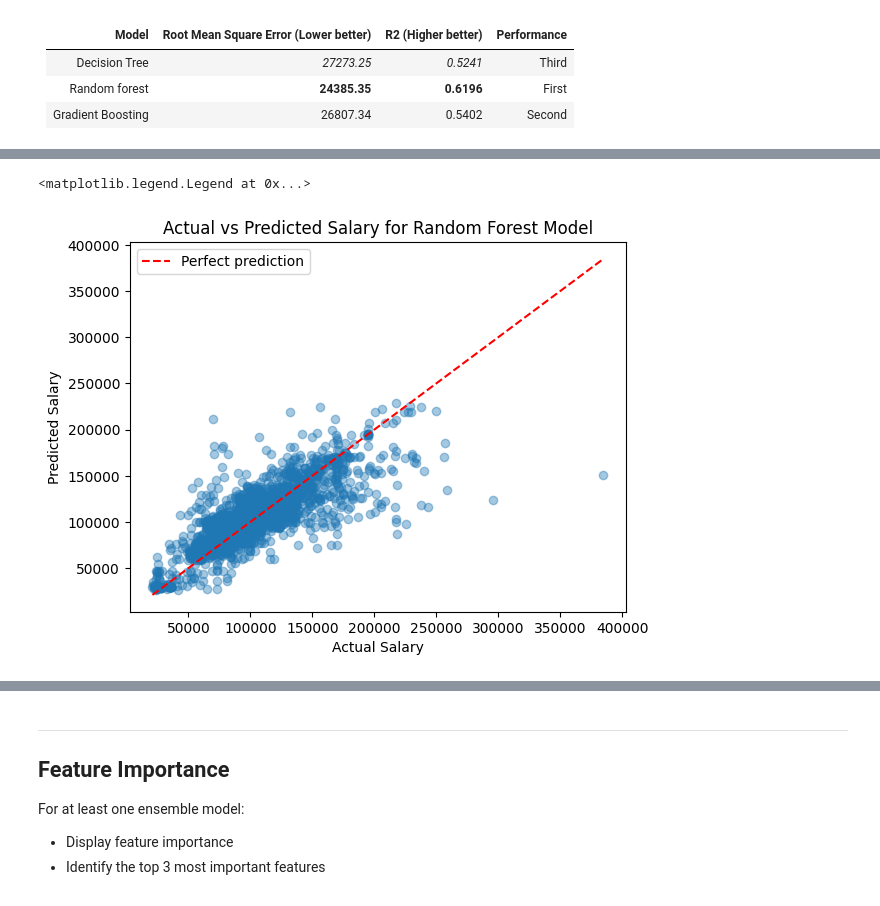
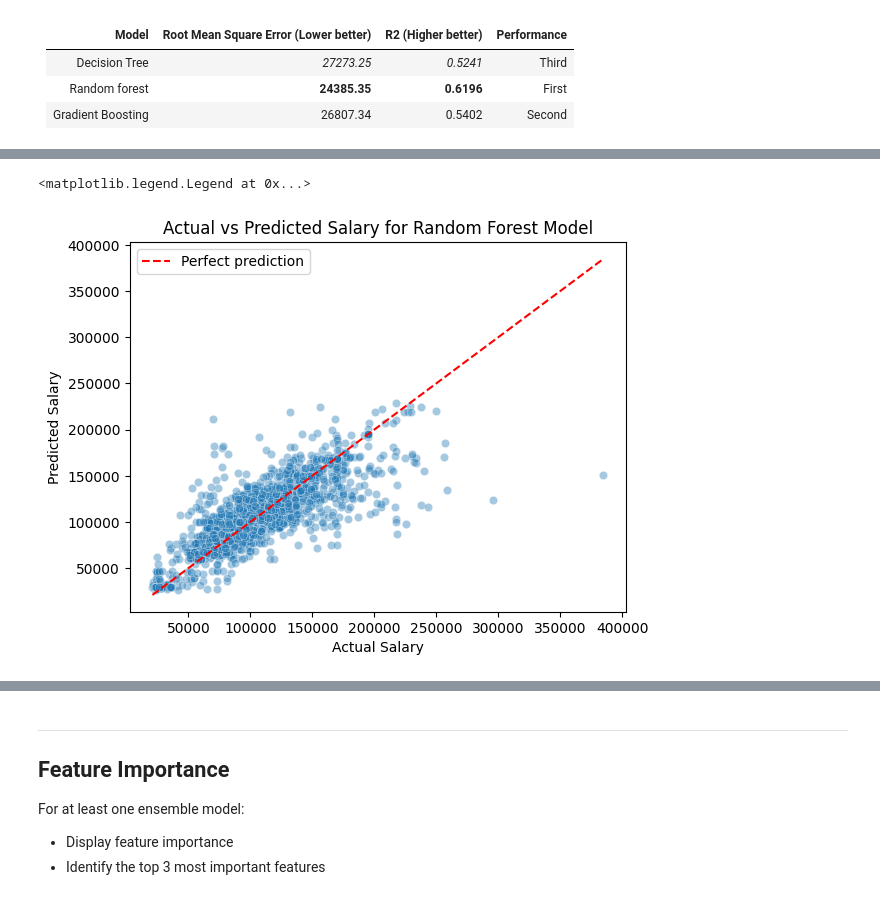
Before and after one commit to Nikolai-N484/Data201_NikolaiN, a Jupyter notebook: Project3/Nikolai_Navarro_Project3_Week14.ipynb, the cells around one changed output, grey strips where cells are left out. Cells and saved outputs as stored; diff of their text form; code cells hidden in the pictures.

```diff
--- a/Project3/Nikolai_Navarro_Project3_Week14.ipynb
+++ b/Project3/Nikolai_Navarro_Project3_Week14.ipynb
@@ -321,10 +331,10 @@ Include:
 # %%
-plt.scatter(y_test, rf_model.predict(X_test), alpha = 0.4)
+sns.scatterplot(x = y_test, y = rf_model.predict(X_test), alpha = 0.4)
 plt.plot([min(y_test), max(y_test)], [min(y_test), max(y_test)], linestyle = "--", color = "red", label = "Perfect prediction")
 plt.xlabel("Actual Salary")
 plt.ylabel("Predicted Salary")
 plt.title("Actual vs Predicted Salary for Random Forest Model")
 plt.legend()
 # %% [output]
 <matplotlib.legend.Legend at 0x...>
-[figure, old version]
+[figure, new version]
```
Also changed, not shown: parts of 8 cells of this notebook.
